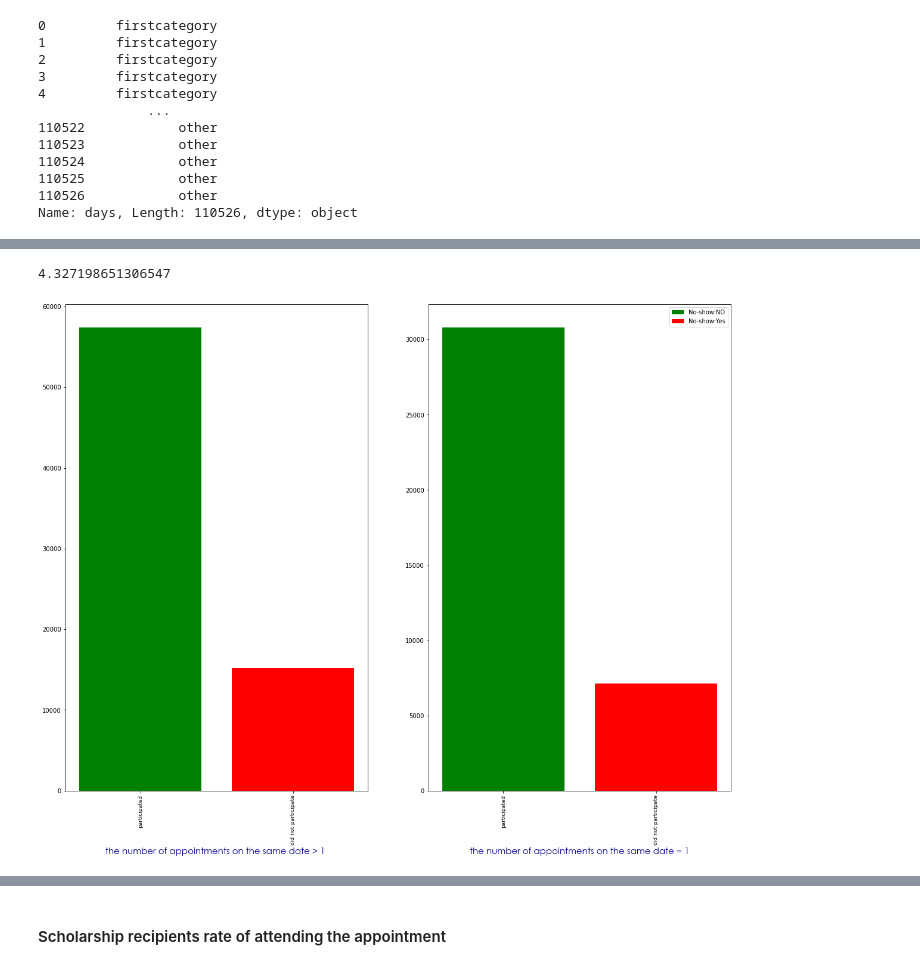
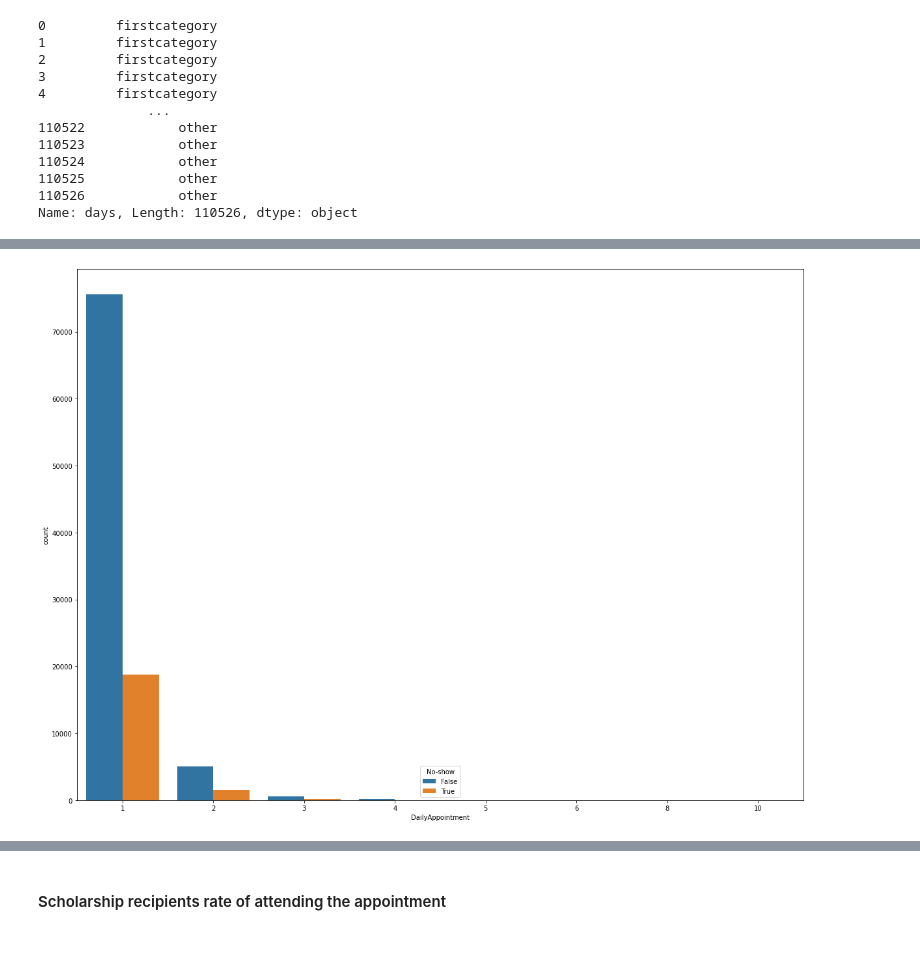
Before and after one commit to FurkanSrtc/ExploratoryDataAnalysis, a Jupyter notebook: Medical Appointment No Shows/MedicalAppointment.ipynb, the cells around one changed output, grey strips where cells are left out. Drawn from its saved outputs; the diff is of its cells as text; code cells hidden in the pictures.

```diff
--- a/Medical Appointment No Shows/MedicalAppointment.ipynb
+++ b/Medical Appointment No Shows/MedicalAppointment.ipynb
@@ -429,0 +389,5 @@ merge2=pd.merge(df, patientdf3, left_on= ['PatientId'], right_on= ['PatientId'],
+# %%
+merge2=merge.drop_duplicates(subset=["PatientId","AppointmentDay"], keep='first', inplace=False, ignore_index=False)
+# %%
+merge2=merge2.rename(columns={"AppointmentID_y": "DailyAppointment"})
+#merge2["DailyAppointmentRate"]=(merge2["AppointmentDay"]-df["ScheduledDay"]).dt.days
@@ -430,29 +428,9 @@ merge2=pd.merge(df, patientdf3, left_on= ['PatientId'], right_on= ['PatientId'],
+# %%
+plt.figure(figsize=(20, 15))
+ax = sns.countplot(x="DailyAppointment", hue="No-show", data=merge2)
+plt.show()
+# %% [output]
+[figure, added]
 # %%
-(merge2[merge2["No-show"]=="No"]['No-show'].count())/(merge2[merge2["No-show"]=="Yes"]['No-show'].count())
+noshowyes=merge2[merge2['No-show']==True]["DailyAppointment"]
+noshowno=merge2[merge2['No-show']==False]["DailyAppointment"]
-# %% [output]
-4.327198651306547
-# %%
-
-plt.figure(figsize=(20, 15))
-
-plt.subplot(1,2,1)
-plt.bar("participated",merge[merge["No-show"]=="No"]['No-show'].count(), color = "GREEN",label = 'No-show:NO')
-plt.bar("did not participate",merge[merge["No-show"]=="Yes"]['No-show'].count(), color = "RED",label = 'No-show:Yes')
-
-plt.xticks(rotation = 90, fontsize = 9)
-plt.xlabel('the number of appointments on the same date > 1 ',fontdict = axis_style)
-
-
-plt.subplot(1,2,2)
-plt.bar("participated",merge2[merge2["No-show"]=="No"]['No-show'].count(), color = "GREEN",label = 'No-show:NO')
-plt.bar("did not participate",merge2[merge2["No-show"]=="Yes"]['No-show'].count(), color = "RED",label = 'No-show:Yes')
-plt.xticks(rotation = 90, fontsize = 9)
-plt.xlabel('the number of appointments on the same date = 1',fontdict = axis_style)
-
-
-
-
-plt.legend()
-plt.show()
-# %% [output]
-[figure, removed]
```
Also changed, not shown: parts of 69 cells of this notebook.
